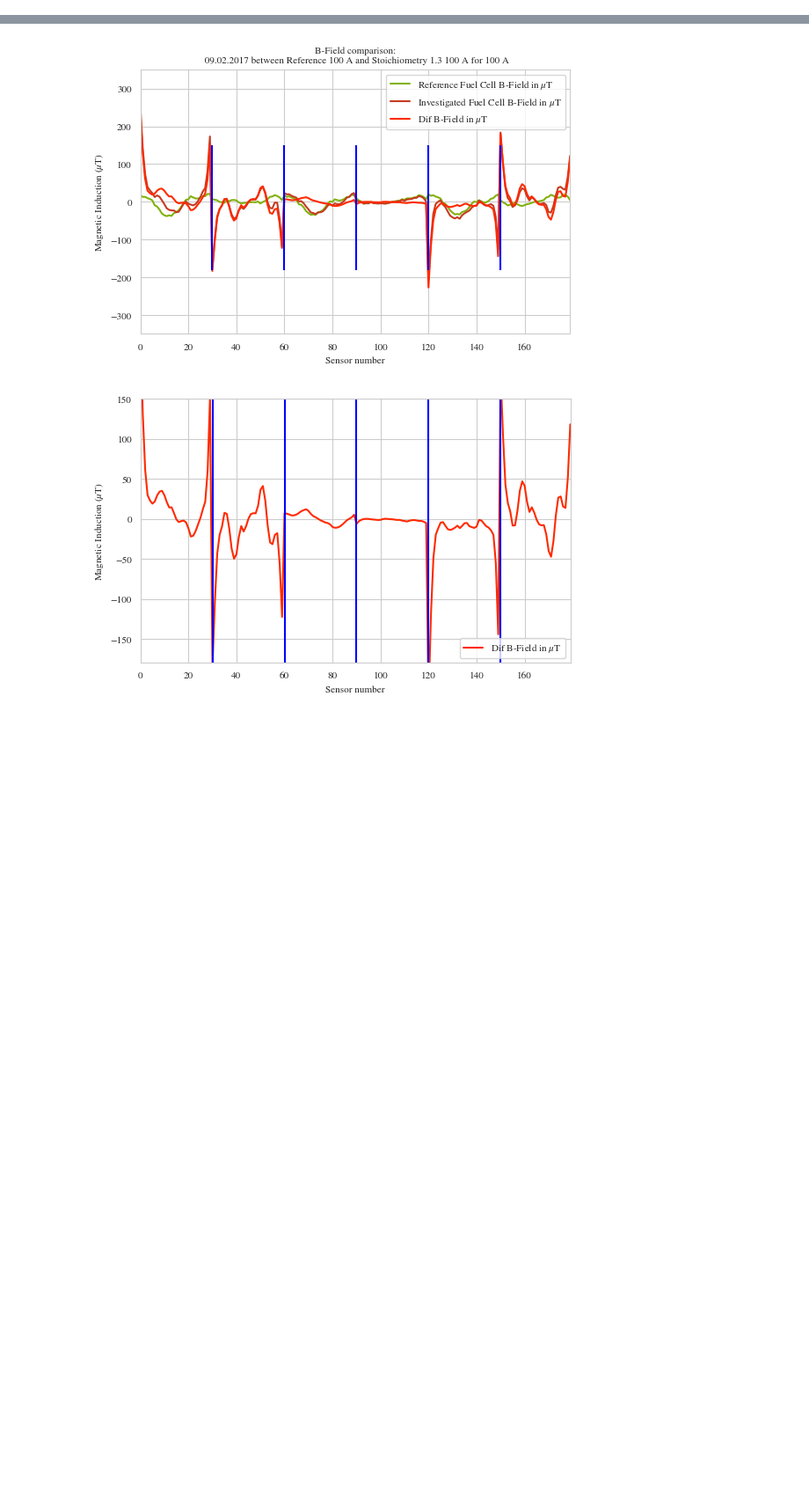
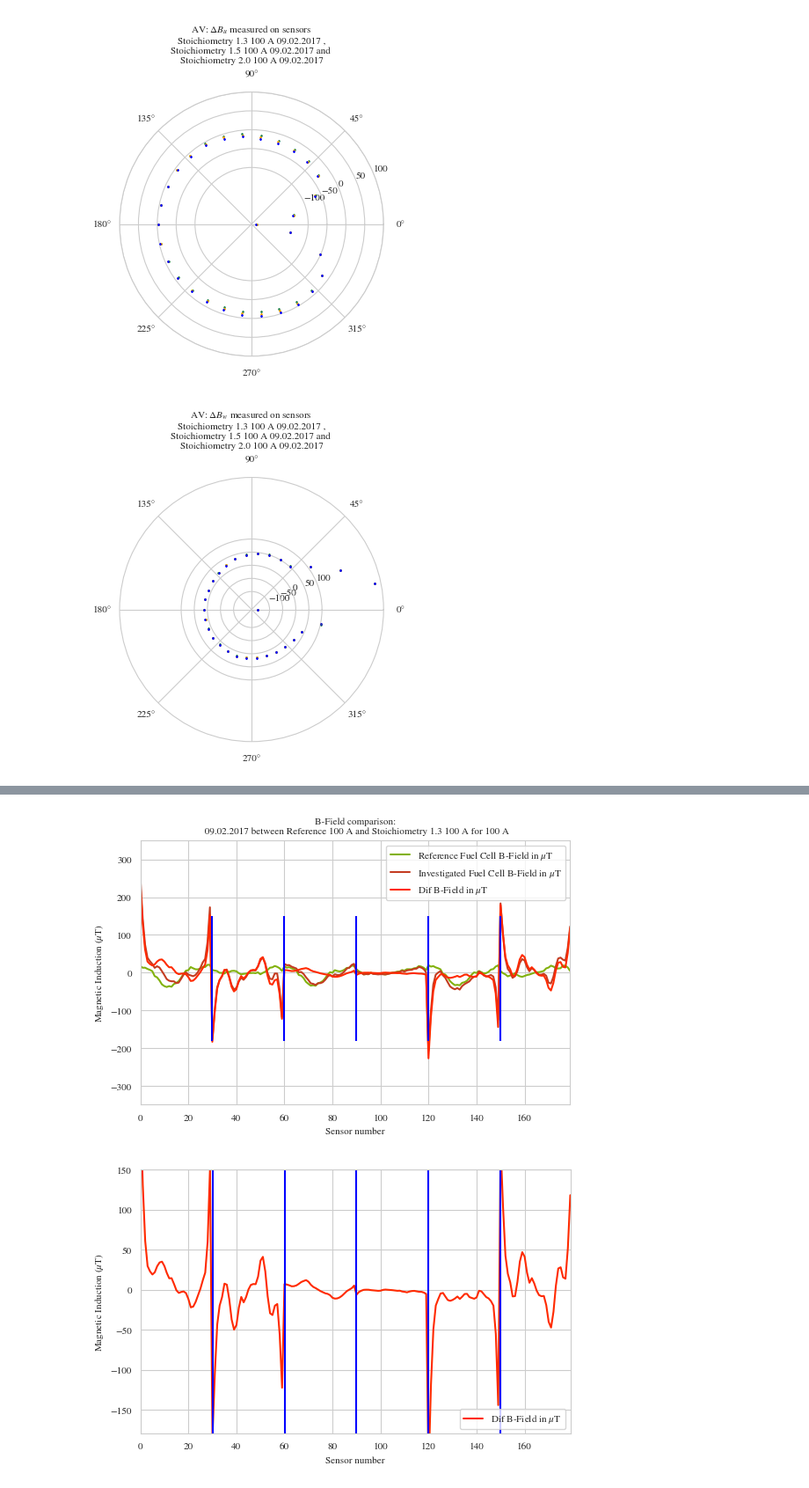
Before and after one commit to MrPunkman/FCBFieldAnalyses, a Jupyter notebook: checkFilesLyes.ipynb, the cells around one changed output, grey strips where cells are left out. Shown at 88% size. Cells and saved outputs as stored; diff of their text form; code cells hidden in the pictures; blank space fills up the shorter version.

```diff
--- a/checkFilesLyes.ipynb
+++ b/checkFilesLyes.ipynb
@@ -47,0 +66,7 @@ InvStoichio20 = Investigation(True, experiment1Def, experiment4Def, sensorsOfInt
+# %%
+investigationOf3DifferentProblems = MultiInvestigation(InvStoichio13, InvStoichio15, InvStoichio20)
+# %%
+investigationOf3DifferentProblems.plotPolarCompFieldsOfExperiments()
+# %% [output]
+[figure, added]
+[figure, added]
```
Also changed, not shown: parts of 6 cells of this notebook.
